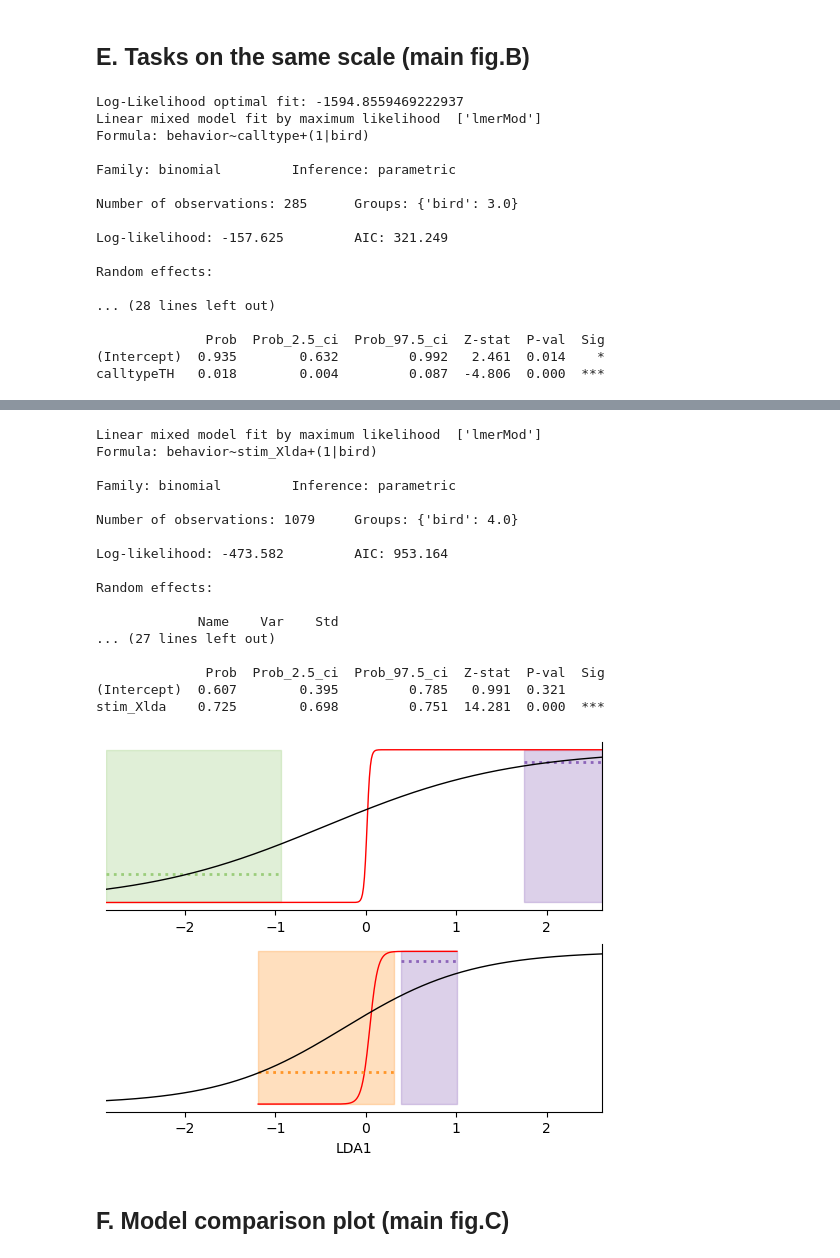
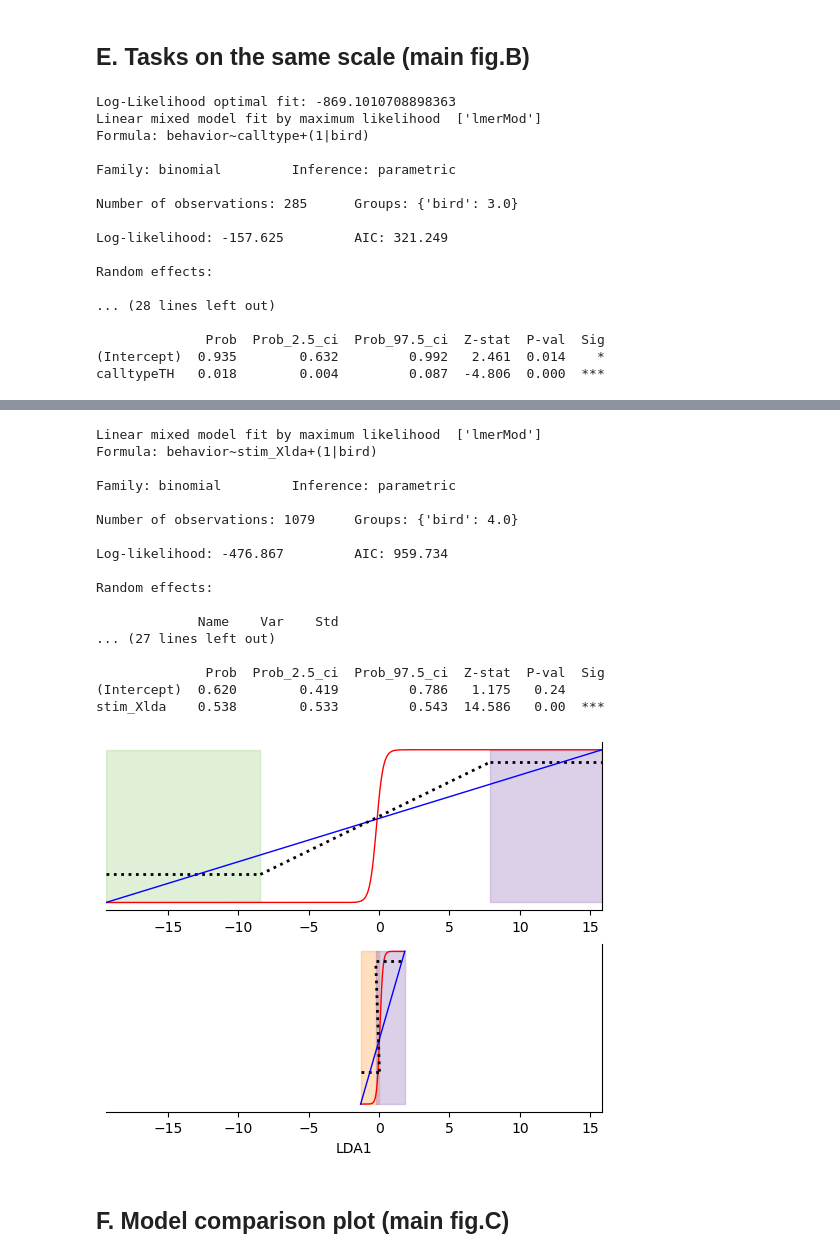
Before and after one commit to theunissenlab/zebra-finch-semantic-category, a Jupyter notebook: pythonNotebooks/BEHAV-Figure 3_logistic.ipynb, the cells around one changed output, grey strips where cells are left out. Cells and saved outputs as stored; diff of their text form; code cells hidden in the pictures.

```diff
--- a/pythonNotebooks/BEHAV-Figure 3_logistic.ipynb
+++ b/pythonNotebooks/BEHAV-Figure 3_logistic.ipynb
@@ -405,9 +432,19 @@ See the caveats in the documentation: https://pandas.pydata.org/pandas-docs/stab
+# %%
+weightsTEvsDC = getXldaFile(vocSelTable, 'TEvsDC', '../data/acoustic_confusion/ldaTEvsDC.pkl')
+weightsTEvsTH = getXldaFile(vocSelTable, 'TEvsTH', '../data/acoustic_confusion/ldaTEvsTH.pkl')
+
+# weightsTEvsDC = getXlda(vocSelTable, 'TEvsDC', plot_coef=True)
+# weightsTEvsTH = getXlda(vocSelTable, 'TEvsTH', plot_coef=True)
+
+vocTEvsDC = vocSelTable[vocSelTable['TEvsDC'] != False]
+vocTEvsTH = vocSelTable[vocSelTable['TEvsTH'] != False]
+vocTEvsTH.loc[:, 'Xlda_TEvsTH'] = -1*vocTEvsTH.loc[:, 'Xlda_TEvsTH']
 # %% [markdown]
 # 3. Correlates Accoustic to Behavior (sup fig)
 # %% [markdown]
 ### a. Extract and plot behavior
 # %%
-def create_behavior_df(new_learning_df, voc):
+def create_behavior_df(new_learning_df, test, voc):
     interruptions_row = []
     for (bird, vocalizer, calltype, stimname), sub_behavior_df in new_learning_df.groupby(['bird', 'Stimulus Vocalizer', 'Stimulus Call Type', 'stimulus_name']):
 
@@ -420,7 +457,7 @@ def create_behavior_df(new_learning_df, voc):
         stim_Xlda = voc[
             (voc['Bird'] == vocalizer) &
             (voc['calltype_upper'] == calltype) &
-            (voc['rendition'] == rendition)]['Xlda'].values[0]
+            (voc['rendition'] == rendition)]['Xlda_%s' % test].values[0]
 
         interruptions_row.append([bird, vocalizer, calltype, rendition, stim_Xlda, behavior])
     interruptions_df = pd.DataFrame(interruptions_row, columns = ['bird', 'vocalizer', 'calltype', 'rendition', 'stim_Xlda', 'behavior'])
@@ -438,8 +475,8 @@ for (bird, calltype), bird_ct_df in shaping_df.groupby(['bird', 'Stimulus Call T
 new_shaping_df[new_shaping_df.bird==bird]['Stimulus Vocalizer'].unique()
 
 
-new_shaping_TEvsTHdf = create_behavior_df(new_shaping_df[new_shaping_df.test == 'THvsTET'], vocTEvsTH)
-new_shaping_TEvsDCdf = create_behavior_df(new_shaping_df[new_shaping_df.test == 'DCvsTET'], vocTEvsDC)
+new_shaping_TEvsTHdf = create_behavior_df(new_shaping_df[new_shaping_df.test == 'THvsTET'], 'TEvsTH', vocTEvsTH)
+new_shaping_TEvsDCdf = create_behavior_df(new_shaping_df[new_shaping_df.test == 'DCvsTET'], 'TEvsDC', vocTEvsDC)
 # %%
 def plot_all_birds_performance(df):
     # Extract behavior trial by trial
@@ -1381,12 +1454,17 @@ for taskdf,task,ax_main in zip([new_shaping_TEvsTHdf,new_shaping_TEvsDCdf],['TEv
     print(glmm_onlyAC.summary())
 
     # Get predictions from the CT model first for plotting purposes
+    minvalues = []
+    maxvalues = []
+    predictvalues = []
     for call_type in call_types:
         # Filter data for the current call type
         call_type_df = taskdf[taskdf['calltype'] == call_type]
         color = call_type_colors.get(call_type, 'black')
         minvalue = call_type_df['stim_Xlda'].min()
         maxvalue = call_type_df['stim_Xlda'].max()
+        minvalues.append(minvalue)
+        maxvalues.append(maxvalue)
         x_range = np.linspace(minvalue, maxvalue, 100)
 
         ax_main.fill_between([minvalue,maxvalue], 0, 1,
@@ -1408,9 +1486,13 @@ for taskdf,task,ax_main in zip([new_shaping_TEvsTHdf,new_shaping_TEvsDCdf],['TEv
         else:
             etaX = b0 + bstim*x_range
         predictAll = 1/(1+np.exp(-etaX))
+        predictvalues.append(predictAll[0])
+
 
         color = call_type_colors.get(call_type, 'black')
-        ax_main.plot(x_range, predictAll, color=color,linestyle='dotted', linewidth=2, label=f'GLMM {call_type} prediction')
+        # ax_main.plot(x_range, predictAll, color=color,linestyle='dotted', linewidth=2, label=f'GLMM {call_type} prediction')
+        # we decided to plot in black.
+        ax_main.plot(x_range, predictAll, color='black',linestyle='dotted', linewidth=2, label=f'GLMM {call_type} prediction')
 
     # Get predictions from the AC model for plotting purposes
     # The model coefficients
@@ -1418,9 +1500,23 @@ for taskdf,task,ax_main in zip([new_shaping_TEvsTHdf,new_shaping_TEvsDCdf],['TEv
     bstim =  glmm_onlyAC.coefs.Estimate['stim_Xlda']
     etaX = b0 + bstim*x_glm
     predictAll = 1/(1+np.exp(-etaX))
-    ax_main.plot(x_glm, predictAll, color='black',linestyle='solid', linewidth=1, label=f'GLMM AC prediction')
+    # ax_main.plot(x_glm, predictAll, color='black',linestyle='solid', linewidth=1, label=f'GLMM AC prediction')
+    # We decided not to plot this model
+
+    # Plot a linear model instead
+    ax_main.plot([np.min(minvalues), np.max(maxvalues)], [0,1], color='blue',linestyle='solid', linewidth=1, label=f'Linear Model')
+
+    # Plot the link
+    # if (maxvalues[0] < minvalues[1]) :
+    ax_main.plot([maxvalues[0], minvalues[1]], [predictvalues[0], predictvalues[1]], color='black',linestyle='dotted', linewidth=2, label=f'GLMM {call_type} prediction')
+    #else:
+        # ax_main.plot([maxvalues[1], minvalues[0]], [predictvalues[1], predictvalues[0]], color='black',linestyle='dotted', linewidth=2, label=f'GLMM {call_type} prediction')
+
+
+
 
     ax_main.set_xlim(xmin,xmax)
+    # ax_main.set_xlim(-15, 15)
     ax_main.spines['top'].set_visible(False)
     ax_main.spines['left'].set_visible(False)
     ax_main.tick_params(top=False,left=False, labeltop=False, right = True, labelright = True)
@@ -1429,7 +1525,7 @@ axTH.set_xlabel('LDA1')
 
 plt.savefig(figDir + 'TaskAtScale.svg')
 # %% [output]
-Log-Likelihood optimal fit: -1594.8559469222937
+Log-Likelihood optimal fit: -869.1010708898363
 Linear mixed model fit by maximum likelihood  ['lmerMod']
 Formula: behavior~calltype+(1|bird)
 
@@ -1461,26 +1557,26 @@ Random effects:
 ... (71 lines left out)
 
               Prob  Prob_2.5_ci  Prob_97.5_ci  Z-stat  P-val  Sig
 (Intercept)  0.183        0.085         0.352  -3.319  0.001  ***
 calltypeTE   0.981        0.967         0.989  14.347  0.000  ***
 Linear mixed model fit by maximum likelihood  ['lmerMod']
 Formula: behavior~stim_Xlda+(1|bird)
 
 Family: binomial         Inference: parametric
 
 Number of observations: 1079     Groups: {'bird': 4.0}
 
-Log-likelihood: -473.582         AIC: 953.164
+Log-likelihood: -476.867         AIC: 959.734
 
 Random effects:
 
              Name    Var    Std
 ... (27 lines left out)
 
               Prob  Prob_2.5_ci  Prob_97.5_ci  Z-stat  P-val  Sig
-(Intercept)  0.607        0.395         0.785   0.991  0.321
-stim_Xlda    0.725        0.698         0.751  14.281  0.000  ***
+(Intercept)  0.620        0.419         0.786   1.175   0.24
+stim_Xlda    0.538        0.533         0.543  14.586   0.00  ***
-[figure, old version]
+[figure, new version]
 # %% [markdown]
 ## F. Model comparison plot (main fig.C)
 # %%
```
Also changed, not shown: parts of 25 cells of this notebook, 4 other files.
